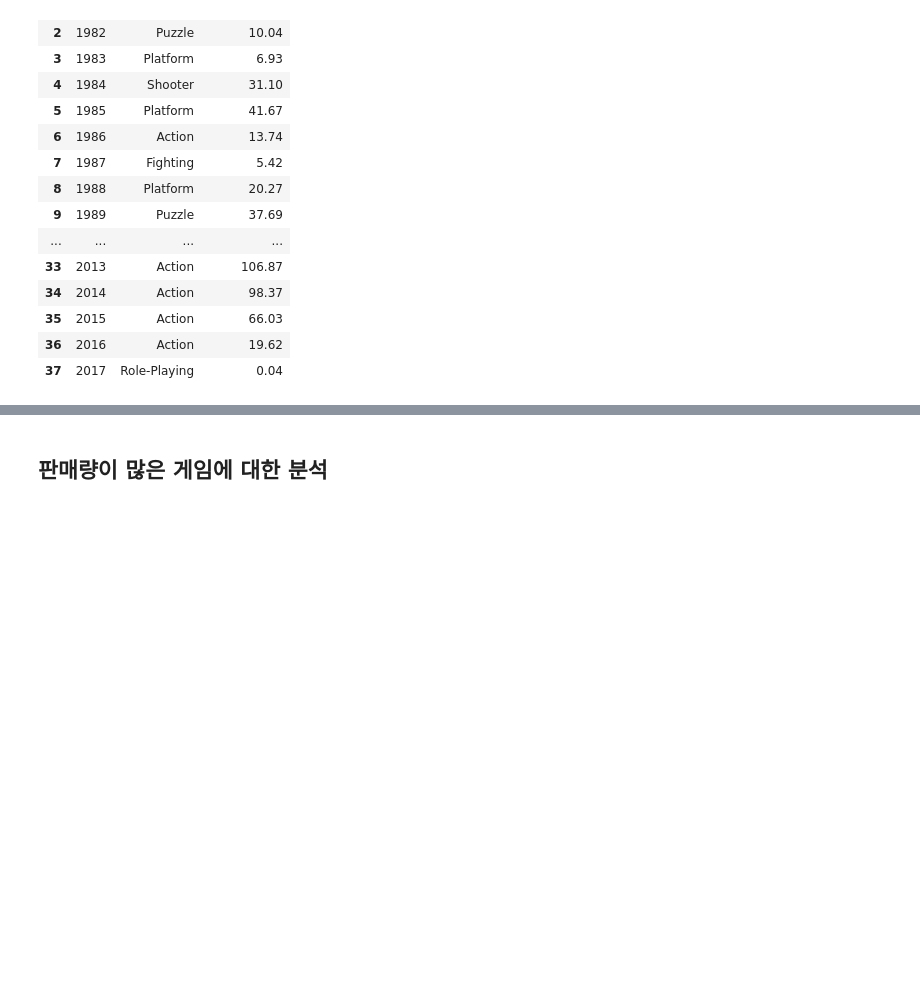
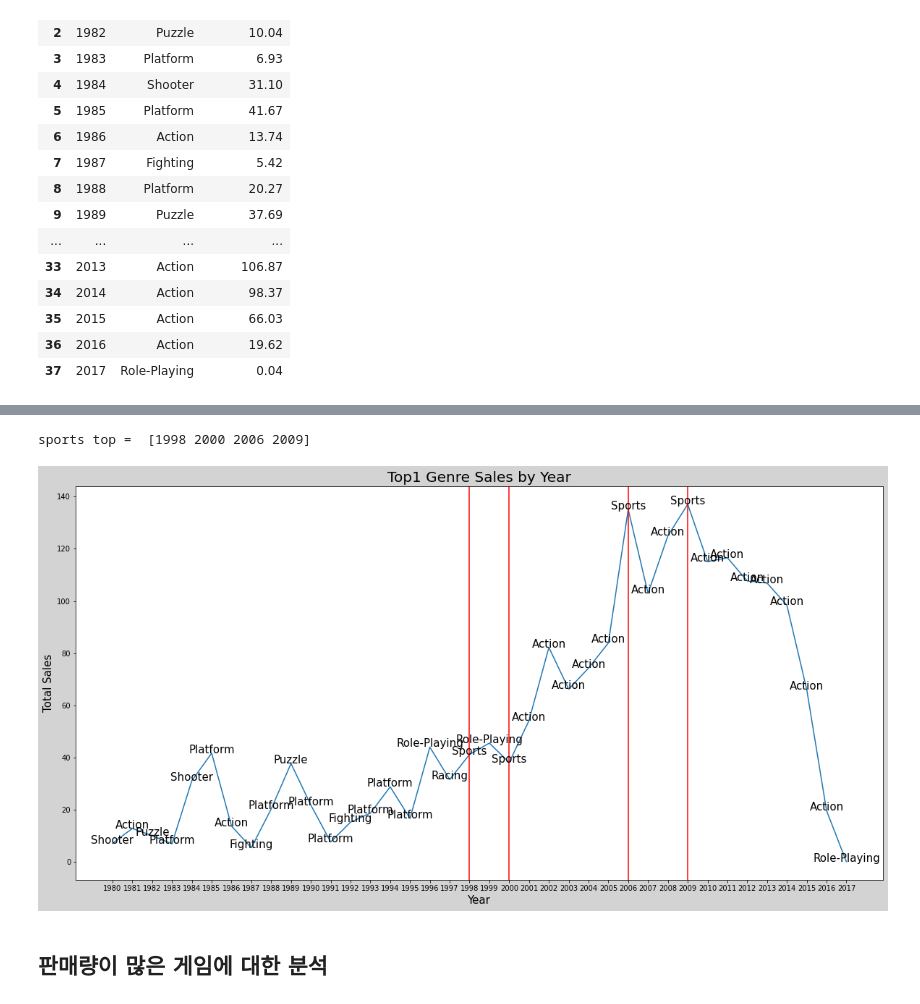
Before and after one commit to letssoar/CodeStatesProject, a Jupyter notebook: section1/colab_1.ipynb, the cells around one changed output, grey strips where cells are left out. Drawn from its saved outputs; the diff is of its cells as text; code cells hidden in the pictures; blank space fills up the shorter version.

```diff
--- a/section1/colab_1.ipynb
+++ b/section1/colab_1.ipynb
@@ -518,3 +531,8 @@ plt.show();
+# %%
+ShowYearGenre(False)
+# %% [output]
+sports top =  [1998 2000 2006 2009]
+[figure, added]
 # %% [markdown]
 ## 판매량이 많은 게임에 대한 분석
 # %%
```
Also changed, not shown: parts of 8 cells of this notebook, 1 other file.
